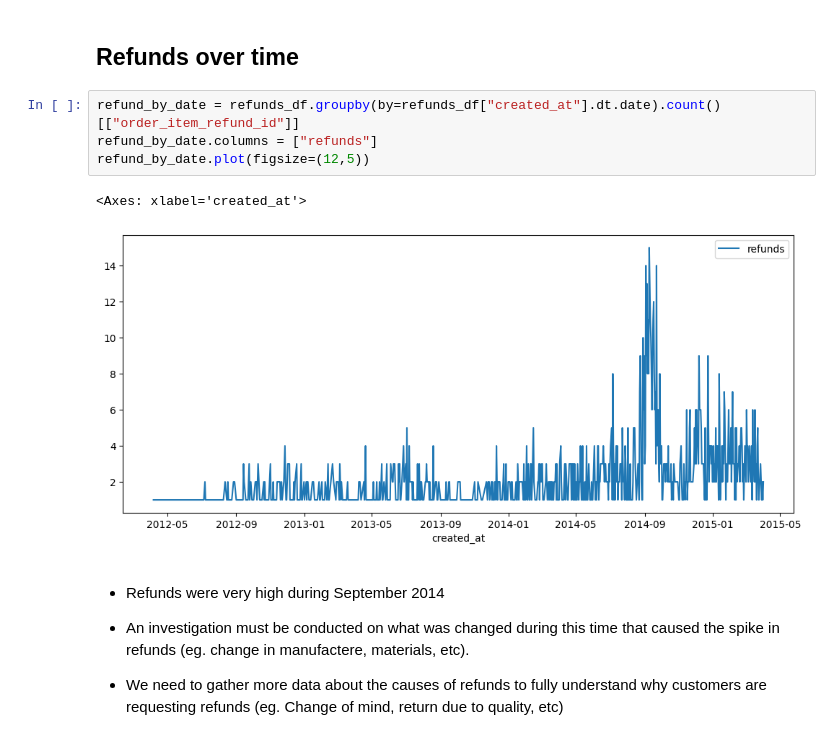
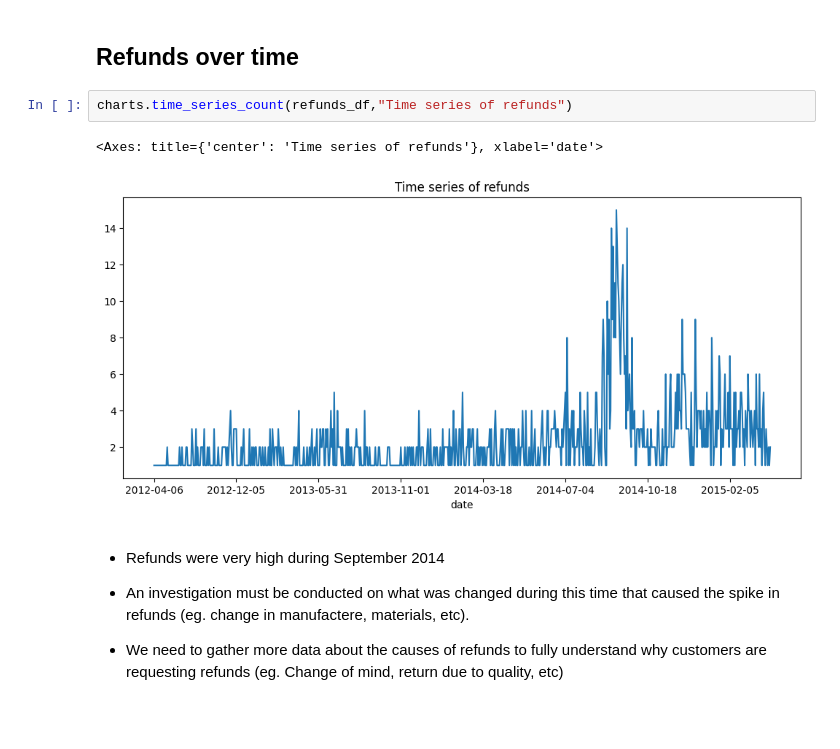
Before and after one commit to chaulnb05/Fuzzy_Ecom, a Jupyter notebook: Notebooks/eda.ipynb, the cells around one changed output. Drawn from its saved outputs; the diff is of its cells as text.

Commit message:
edit etl pipeline to extract date from datetime fields, new time series functions in charts, eda for webpage sessions

```diff
--- a/Notebooks/eda.ipynb
+++ b/Notebooks/eda.ipynb
@@ -297,12 +292,10 @@ refunds_df.head()
 # %% [markdown]
 ## Refunds over time
 # %%
-refund_by_date = refunds_df.groupby(by=refunds_df["created_at"].dt.date).count()[["order_item_refund_id"]]
-refund_by_date.columns = ["refunds"]
-refund_by_date.plot(figsize=(12,5))
+charts.time_series_count(refunds_df,"Time series of refunds")
 # %% [output]
-<Axes: xlabel='created_at'>
+<Axes: title={'center': 'Time series of refunds'}, xlabel='date'>
-[figure, old version]
+[figure, new version]
 # %% [markdown]
 - Refunds were very high during September 2014
 
```
Also changed, not shown: parts of 34 cells of this notebook, 2 other files.
